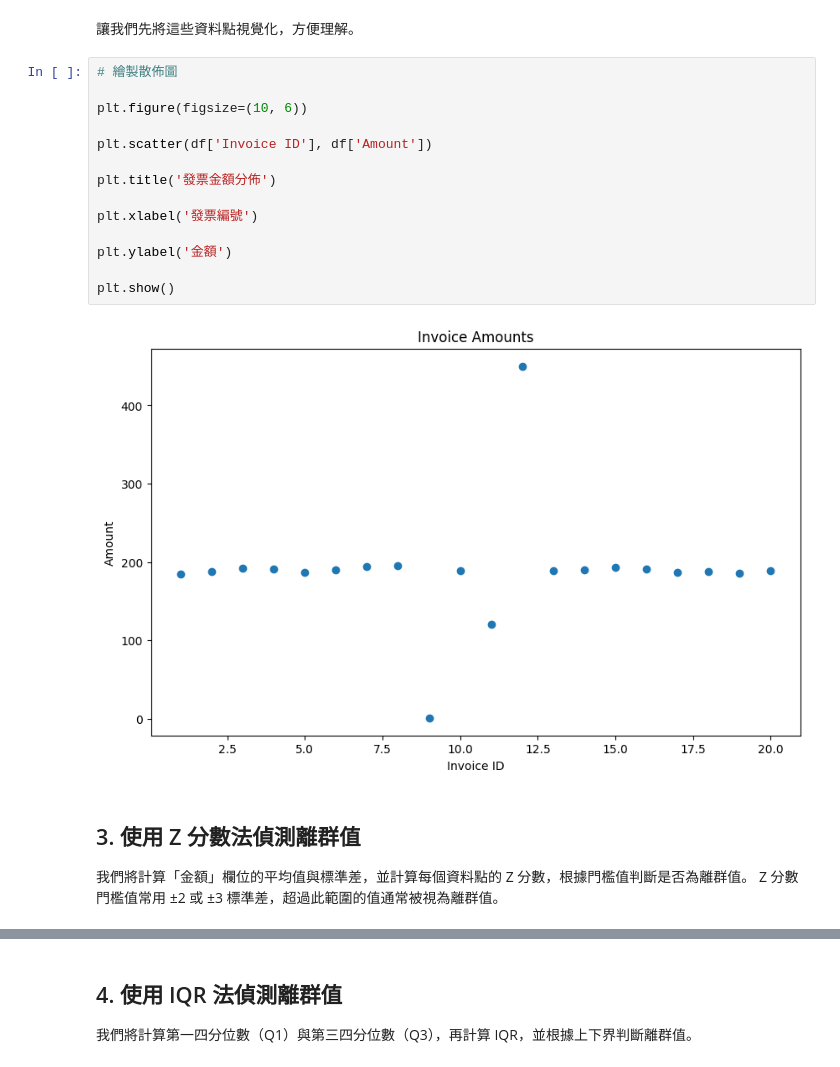
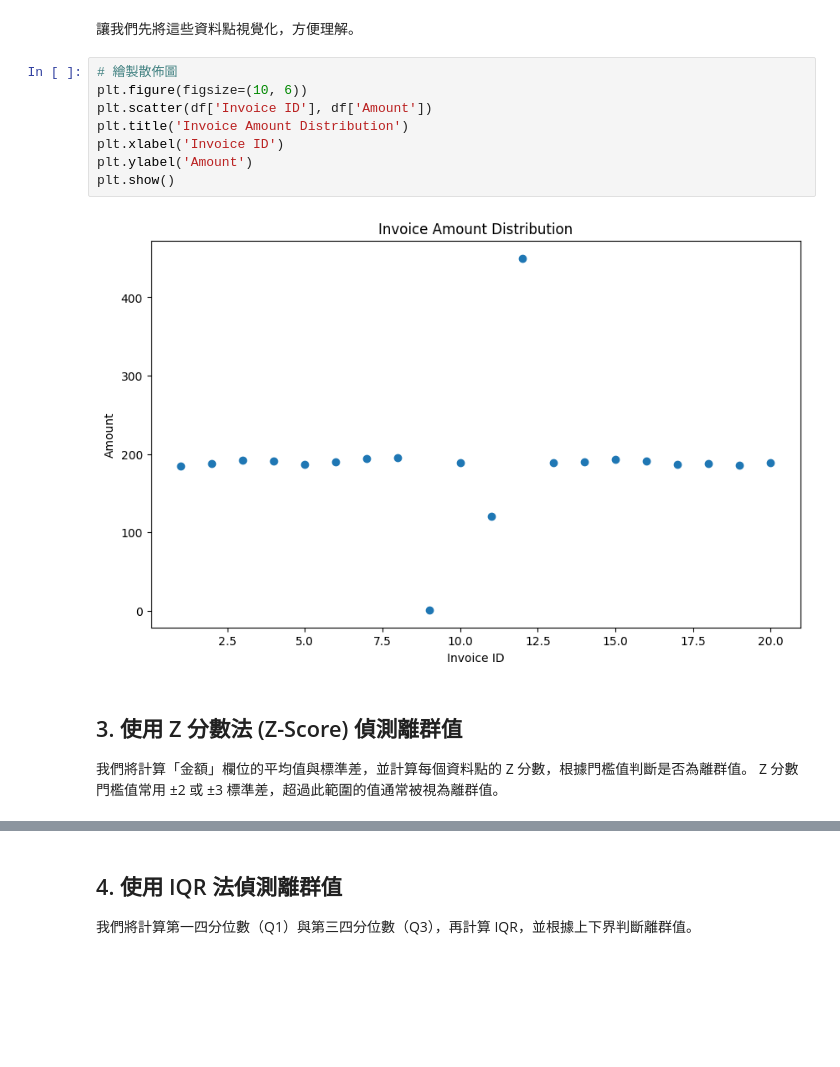
Before and after one commit to jonascheng/anomalyebook, a Jupyter notebook: 01_z-score-identify-outliers.ipynb, the cells around one changed output, grey strips where cells are left out. Cells and saved outputs as stored; diff of their text form; blank space fills up the shorter version.

```diff
--- a/01_z-score-identify-outliers.ipynb
+++ b/01_z-score-identify-outliers.ipynb
@@ -65,22 +48,16 @@ df.head()
 讓我們先將這些資料點視覺化，方便理解。
 # %%
 # 繪製散佈圖
-
 plt.figure(figsize=(10, 6))
-
 plt.scatter(df['Invoice ID'], df['Amount'])
-
-plt.title('發票金額分佈')
-
-plt.xlabel('發票編號')
-
-plt.ylabel('金額')
-
+plt.title('Invoice Amount Distribution')
+plt.xlabel('Invoice ID')
+plt.ylabel('Amount')
 plt.show()
 # %% [output]
-[figure, old version]
+[figure, new version]
 # %% [markdown]
-## 3. 使用 Z 分數法偵測離群值
+## 3. 使用 Z 分數法 (Z-Score) 偵測離群值
 
 我們將計算「金額」欄位的平均值與標準差，並計算每個資料點的 Z 分數，根據門檻值判斷是否為離群值。
 Z 分數門檻值常用 ±2 或 ±3 標準差，超過此範圍的值通常被視為離群值。
```
Also changed, not shown: parts of 13 cells of this notebook.
